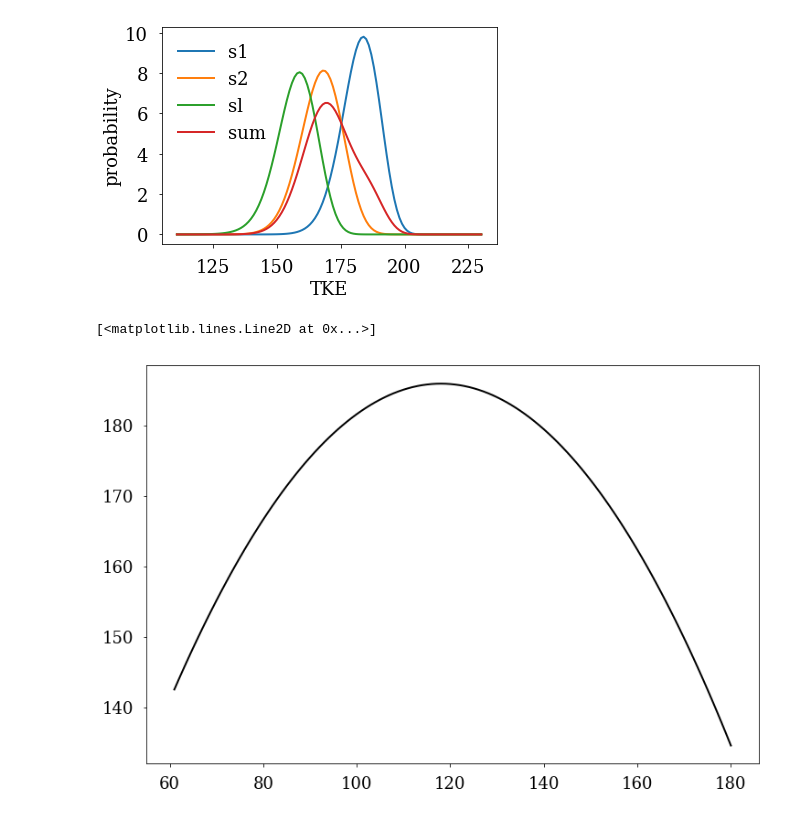
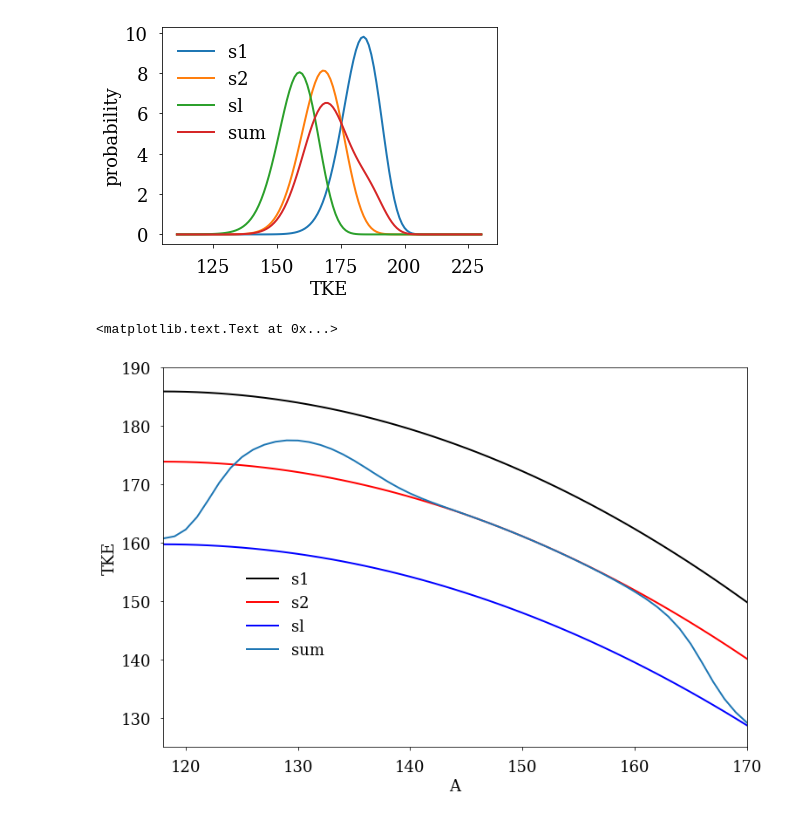
Before and after one commit to austinlc/YATKE, a Jupyter notebook: YATKE.U235.ipynb, the cells around one changed output. Cells and saved outputs as stored; diff of their text form; code cells hidden in the pictures.

```diff
--- a/YATKE.U235.ipynb
+++ b/YATKE.U235.ipynb
@@ -409,27 +409,34 @@ plt.ylabel('probability')
 # %%
 TKEA_s1Ham = []
 TKEA_s2Ham = []
 TKEA_slHam = []
 TKEA_sumHam = []
 
 for i in range(len(A)):
 
     TKEA_s1Ham.append(
         A[i]*(236. - A[i])/(A_bars1 * (236. - A_bars1) - sig_as1**2)*TKEmeans1)
 
     TKEA_s2Ham.append(
         A[i]*(236. - A[i])/(A_bars2 * (236. - A_bars2) - sig_as2**2)*TKEmeans2)
 
     TKEA_slHam.append(
         A[i]*(236. - A[i])/(A_barsl * (236. - A_barsl) - sig_asl**2)*TKEmeansl)
 
     TKEA_sumHam.append(1./YA[i] * (YA_s1[i] * TKEA_s1Ham[i] + YA_s2[i] * TKEA_s2Ham[i] + YA_sl[i] * TKEA_slHam[i]))
 
 fig, axScatter = plt.subplots(figsize=(12,8))
 plt.plot(A, TKEA_s1Ham, 'k-', label = 's1')
 plt.plot(A, TKEA_s2Ham, 'r-', label = 's2')
 plt.plot(A, TKEA_slHam, 'b-', label = 'sl')
 plt.plot(A, TKEA_sumHam, '-', label = 'sum')
+lg = plt.legend(numpoints=1,fontsize=18, bbox_to_anchor=(0.3, 0.5))
+lg.draw_frame(False)
+
+plt.xlim(118,170)
+plt.ylim(125,190)
+plt.ylabel('TKE')
+plt.xlabel('A')
 # %% [output]
-[<matplotlib.lines.Line2D at 0x...>]
+<matplotlib.text.Text at 0x...>
-[figure, old version]
+[figure, new version]
```
Also changed, not shown: 2 other files.
